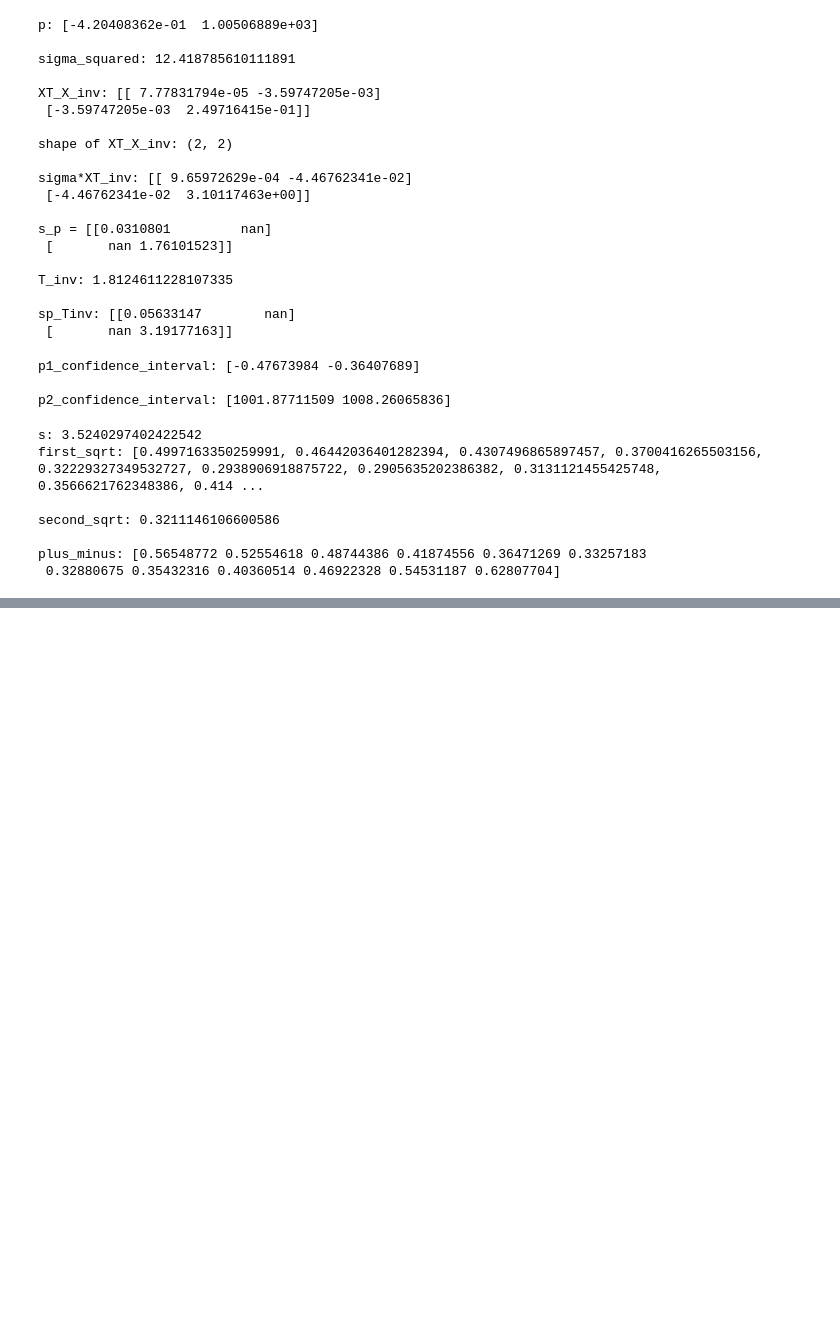
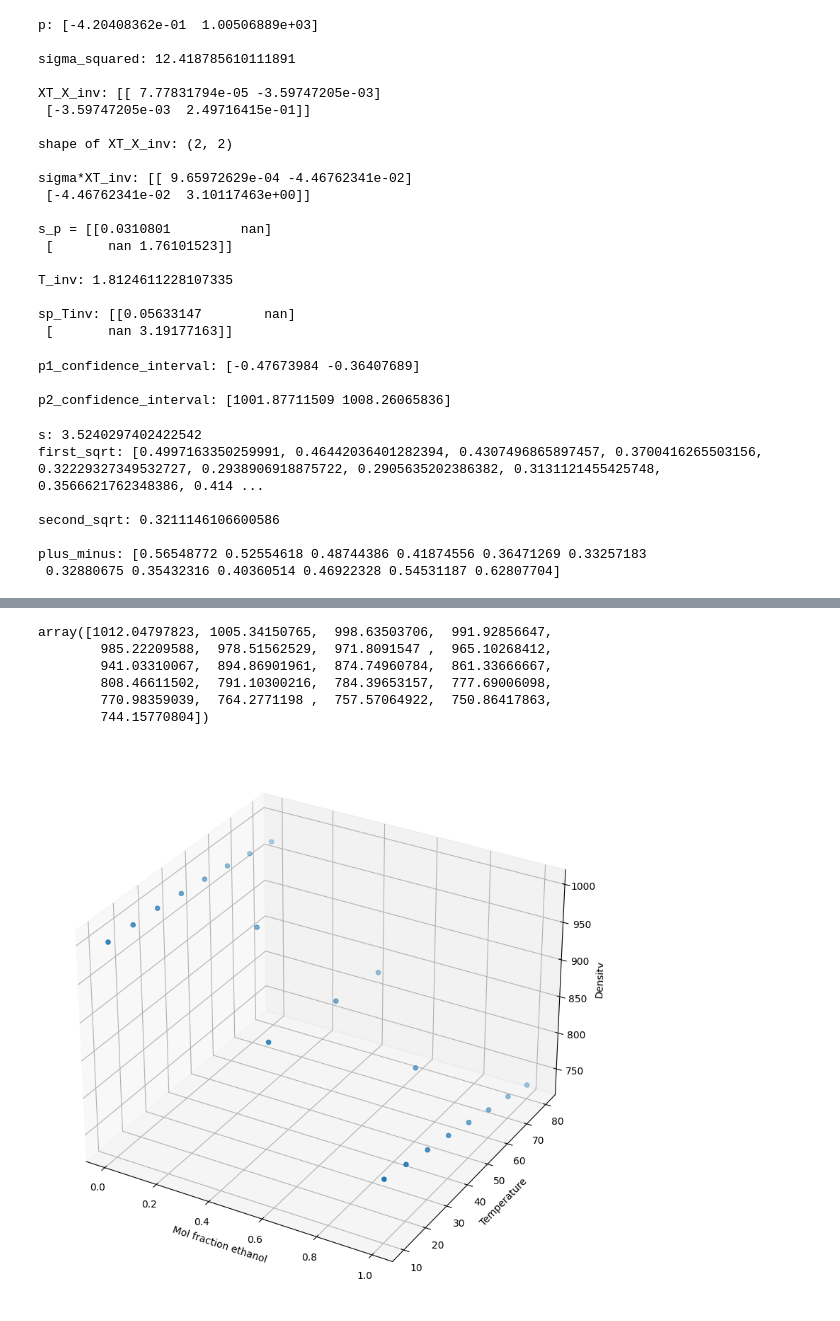
Before and after one commit to OlofssonFredrik/KETN40, a Jupyter notebook: DigitalEx1/EDA.ipynb, the cells around one changed output, grey strips where cells are left out. Saved outputs shown, nothing was run; the diff lists cells and outputs as text; code cells hidden in the pictures; blank space fills up the shorter version.

```diff
--- a/DigitalEx1/EDA.ipynb
+++ b/DigitalEx1/EDA.ipynb
@@ -145,0 +265,23 @@ pred_y_interval: [[1004.50339900948, 1005.6343744470101], [1002.4412987373105, 1
+# %%
+XT_X_inv = np.linalg.inv(X.T @ X)
+p = XT_X_inv @ X.T @ density
+
+X@p
+# %% [output]
+array([1012.04797823, 1005.34150765,  998.63503706,  991.92856647,
+        985.22209588,  978.51562529,  971.8091547 ,  965.10268412,
+        941.03310067,  894.86901961,  874.74960784,  861.33666667,
+        808.46611502,  791.10300216,  784.39653157,  777.69006098,
+        770.98359039,  764.2771198 ,  757.57064922,  750.86417863,
+        744.15770804])
+# %%
+
+
+fig, ax = plt.subplots(1, 1, figsize=(10, 10), subplot_kw={'projection': '3d'})
+ax.scatter(temp, mol_frac_ethanol, density)
+ax.set_xlabel("Temperature")
+ax.set_ylabel("Mol fraction ethanol")
+ax.set_zlabel("Density")
+plt.show()
+# %% [output]
+[figure, added]
```
Also changed, not shown: parts of 8 cells of this notebook, 2 other files.
